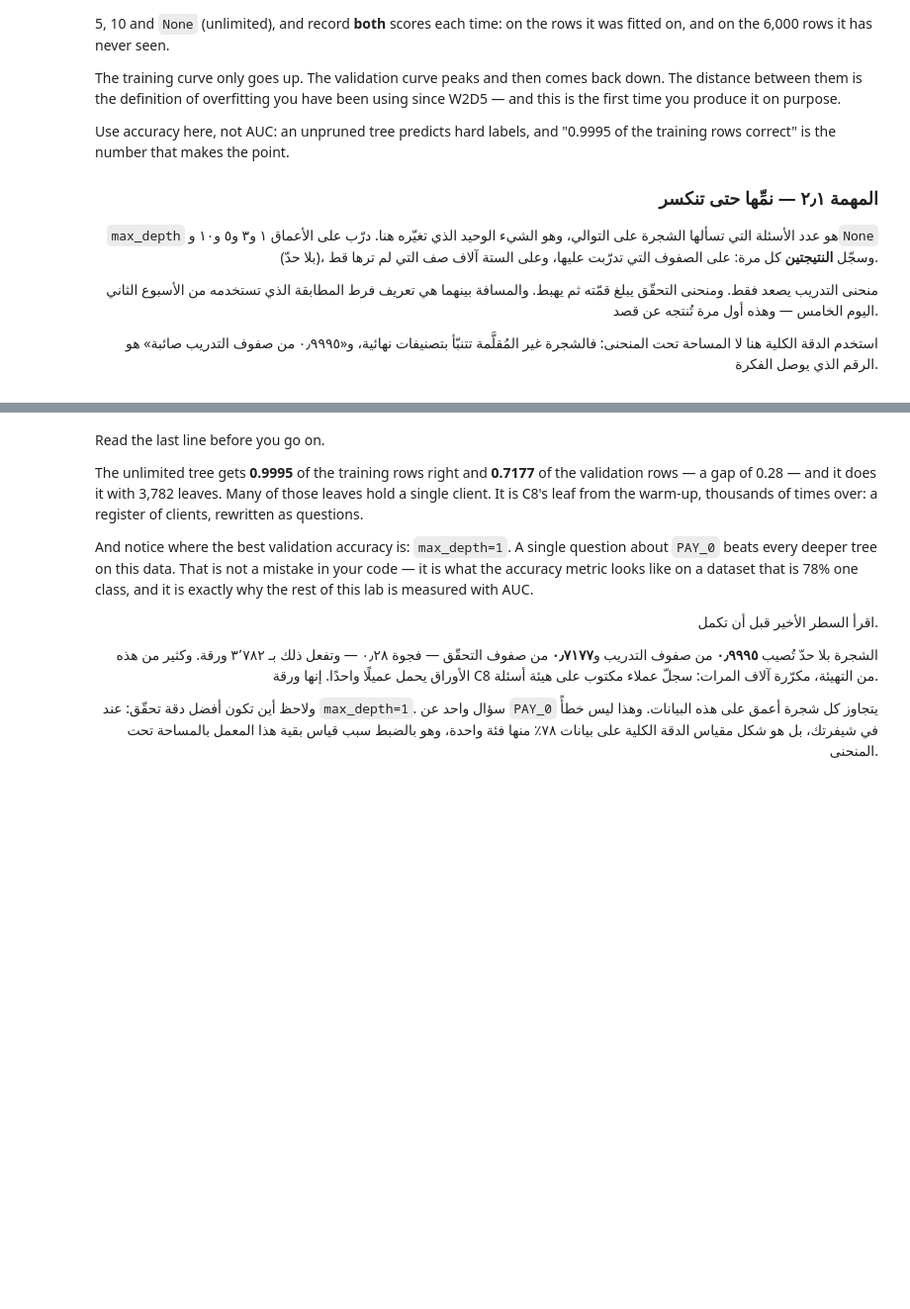
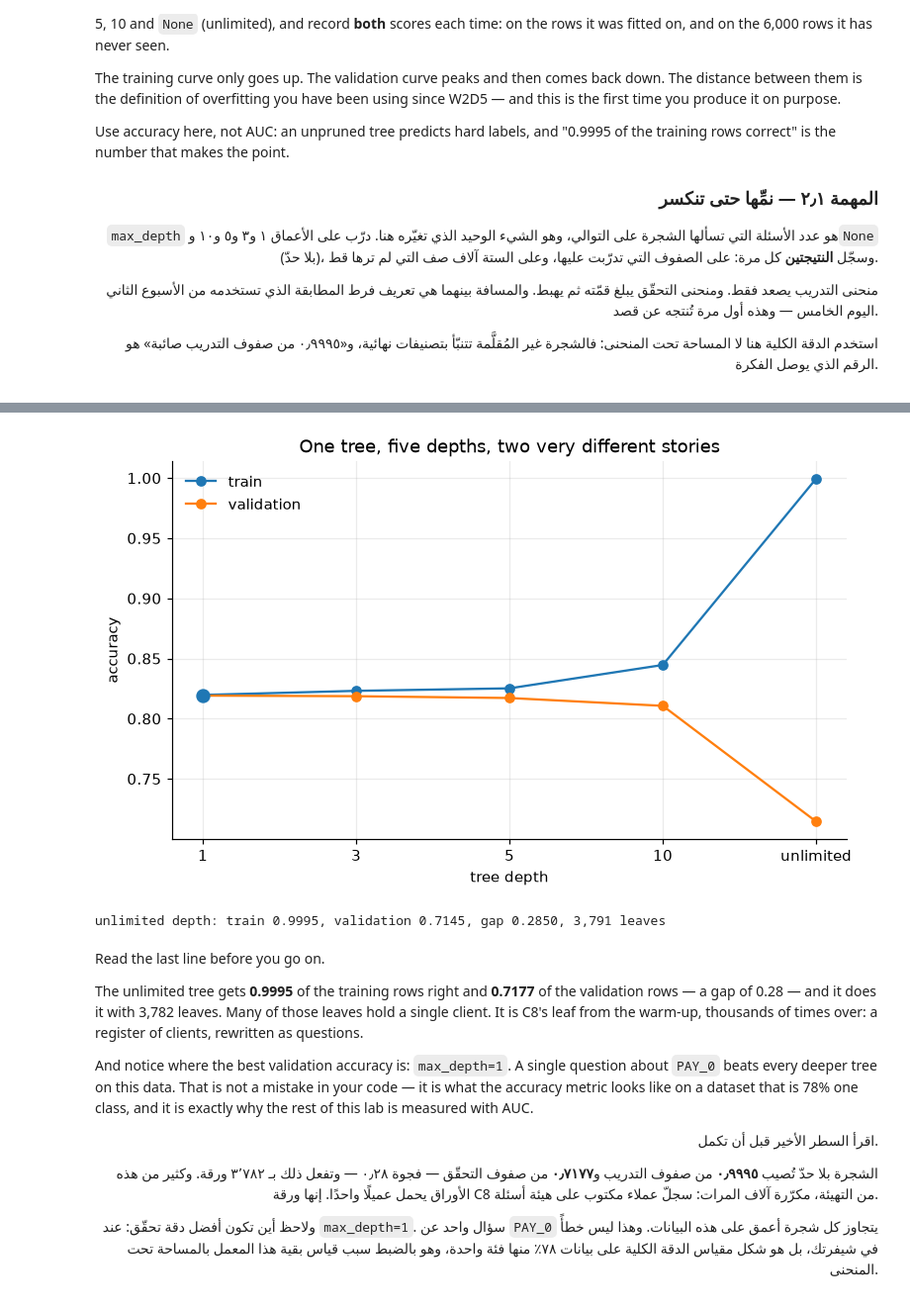
Before and after one commit to 0xRush/AIEP_Olo_student, a Jupyter notebook: week_3_neural_networks/labs/D1_trees_ensembles/D1_trees_ensembles_blank.ipynb, the cells around one changed output, grey strips where cells are left out. Shown at 99% size. Saved outputs shown, nothing was run; the diff lists cells and outputs as text; code cells hidden in the pictures; blank space fills up the shorter version.

```diff
--- a/week_3_neural_networks/labs/D1_trees_ensembles/D1_trees_ensembles_blank.ipynb
+++ b/week_3_neural_networks/labs/D1_trees_ensembles/D1_trees_ensembles_blank.ipynb
@@ -508,33 +556,40 @@ print(depth_curve.to_string(index=False, float_format=lambda v: f"{v:.4f}"))
 # ٢) أشِر إلى العمق الذي تبلغ عنده نتيجة التحقّق قمّتها — فهو النموذج الذي ستُصدره.
 # ٣) سمِّ المحورين وأضِف مفتاحًا للرسم. فالمخطّط غير المقروء ليس دليلًا.
 # ابحث عن: "matplotlib plot two lines legend annotate"
 # ────────────────────────────────────────────────────────────────────
 
 fig, ax = plt.subplots(figsize=(8, 4.5))
 # TODO: Plot both curves against depth_curve["depth"], then mark the validation peak.
 # مهمة: ارسم المنحنيين مقابل `depth_curve["depth"]`، ثم أشِر إلى قمّة التحقّق.
+
+depth_curve["depth"] = depth_curve["depth"].astype(object).where(
+    depth_curve["depth"].notna(), None
+)
 
 depth_x = depth_curve["depth"].map(
     lambda value: "unlimited" if value is None else str(int(value))
 )
 ax.plot(depth_x, depth_curve["train"], marker="o", label="train")
 ax.plot(depth_x, depth_curve["val"], marker="o", label="validation")
 peak_idx = depth_curve["val"].idxmax()
 ax.scatter(
     depth_x.loc[peak_idx],
     depth_curve.loc[peak_idx, "val"],
     s=70,
     zorder=3,
 )
 ax.set_xlabel("tree depth")
 ax.set_ylabel("accuracy")
 ax.set_title("One tree, five depths, two very different stories")
 ax.legend()
 plt.show()
 print(f"unlimited depth: train {depth_curve.iloc[-1]['train']:.4f}, "
       f"validation {depth_curve.iloc[-1]['val']:.4f}, "
       f"gap {depth_curve.iloc[-1]['gap']:.4f}, "
       f"{int(depth_curve.iloc[-1]['leaves']):,} leaves")
+# %% [output]
+[figure, added]
+unlimited depth: train 0.9995, validation 0.7145, gap 0.2850, 3,791 leaves
 # %% [markdown]
 Read the last line before you go on.
 
```
Also changed, not shown: parts of 13 cells of this notebook.
